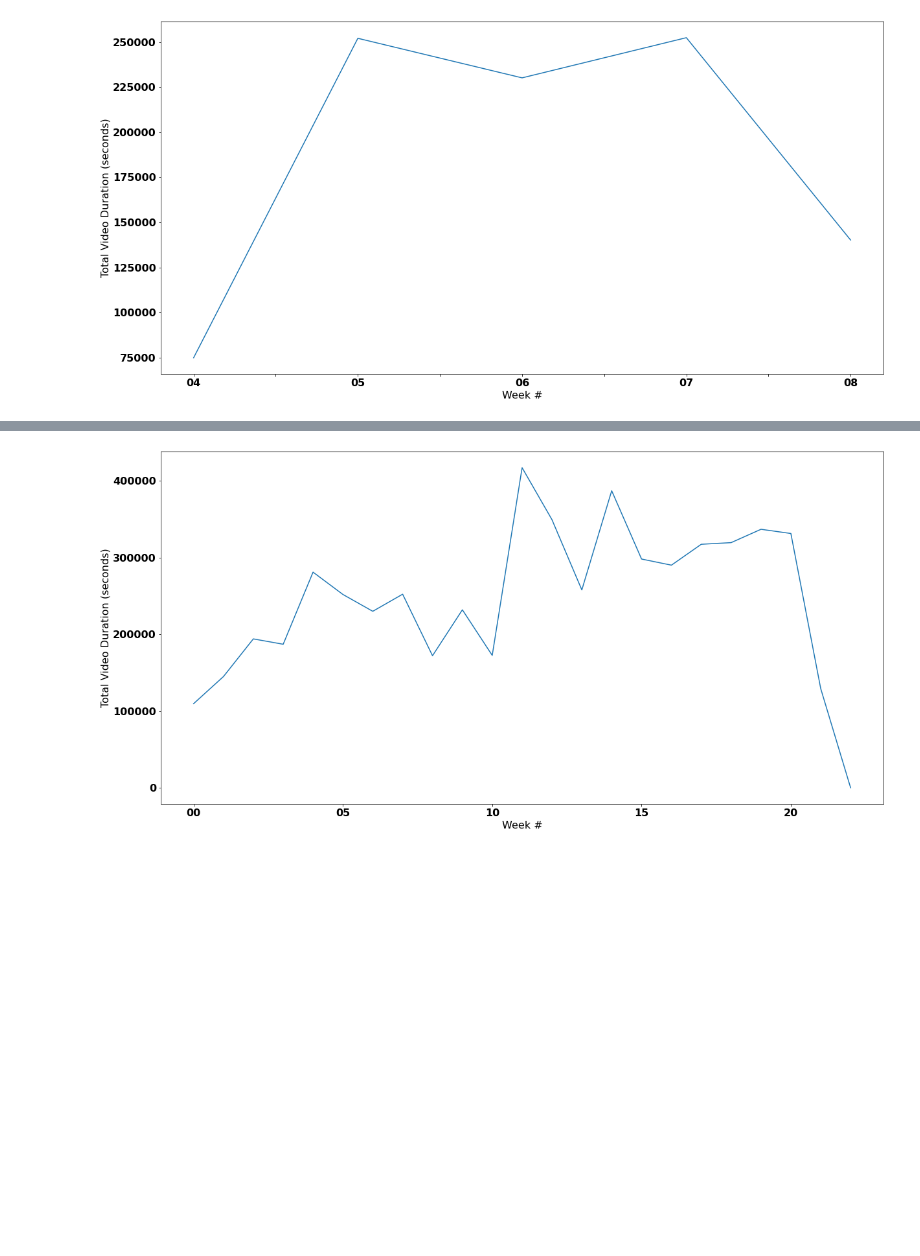
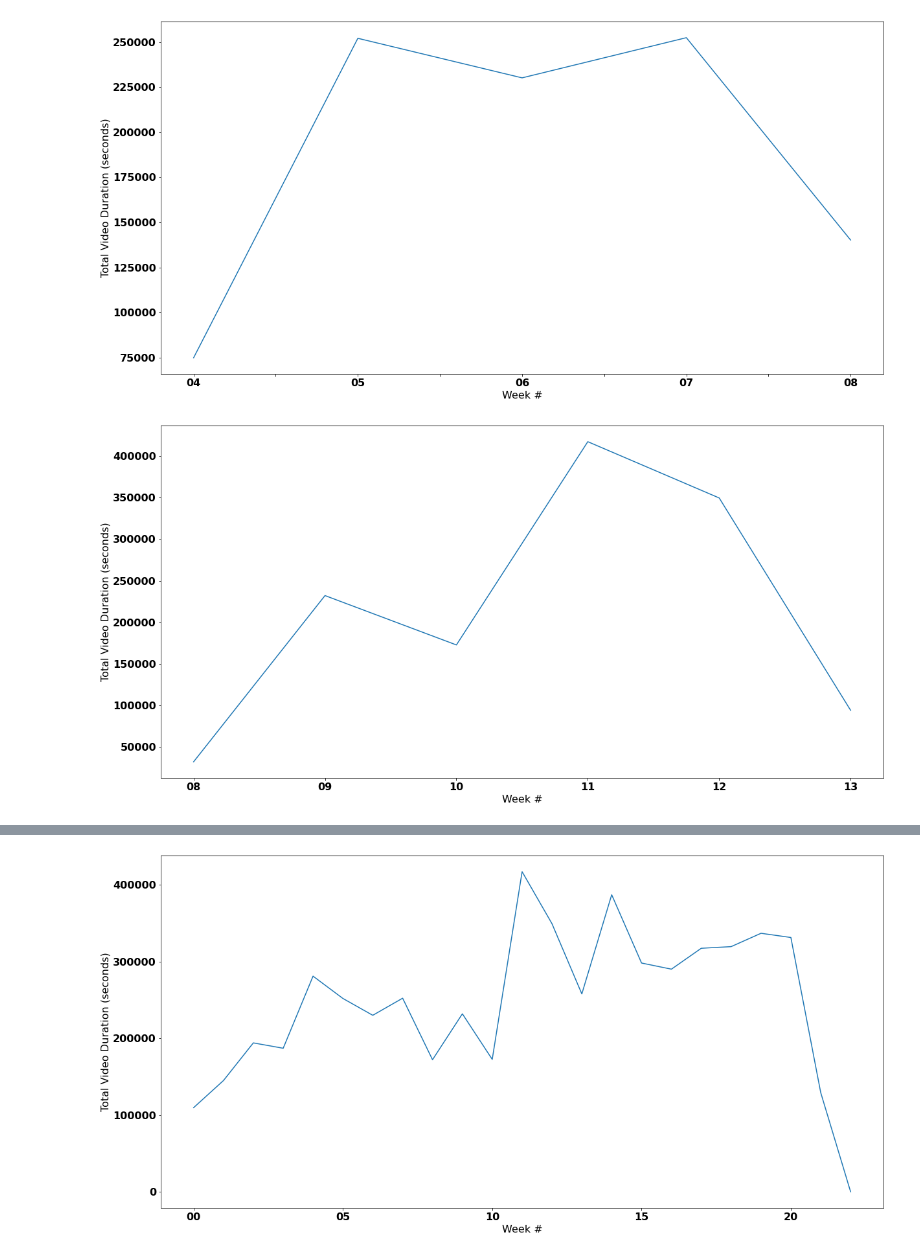
Before and after one commit to azaman13/covid19, a Jupyter notebook: mike-work-space/DurationPerWeek.ipynb, the cells around one changed output, grey strips where cells are left out. Drawn from its saved outputs; the diff is of its cells as text; code cells hidden in the pictures; blank space fills up the shorter version.

Commit message:
added plot for eachmonth

```diff
--- a/mike-work-space/DurationPerWeek.ipynb
+++ b/mike-work-space/DurationPerWeek.ipynb
@@ -36,3 +36,7 @@ plot_duration_by_week(df_jan)
 plot_duration_by_week(df_feb)
 # %% [output]
 [figure]
+# %%
+plot_duration_by_week(df_march)
+# %% [output]
+[figure, added]
```
Also changed, not shown: parts of 2 cells of this notebook, 2 other files.
